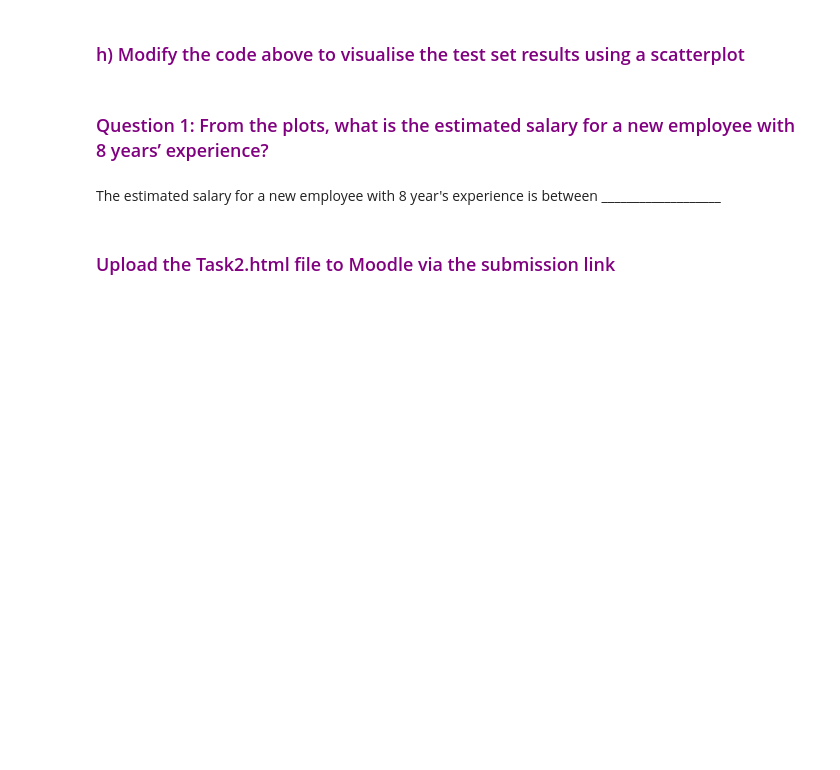
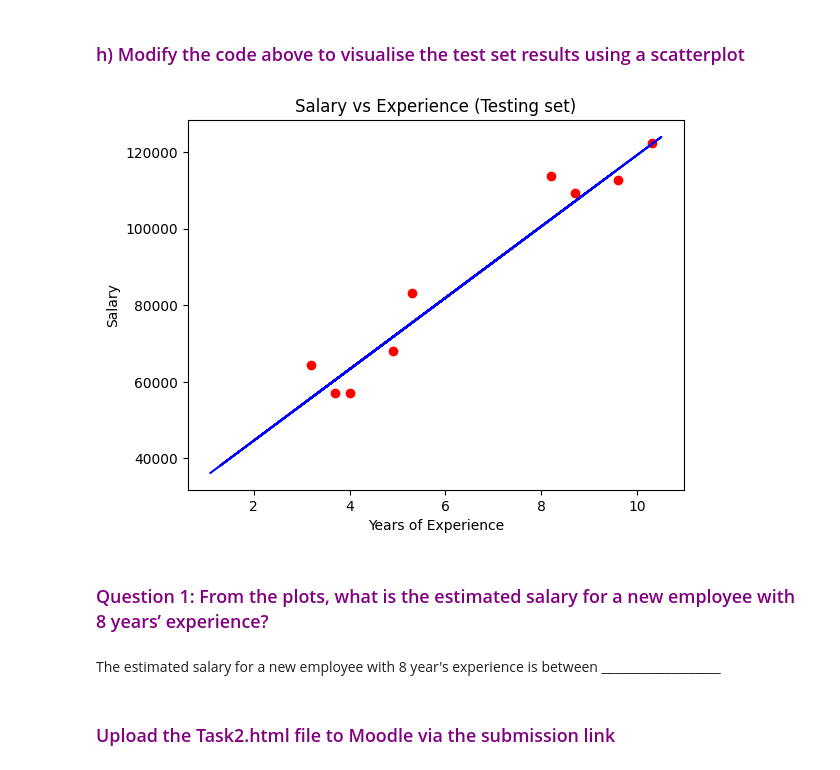
Before and after one commit to uzair011/CN5022-AI, a Jupyter notebook: Task2.ipynb, the cells around one changed output. Drawn from its saved outputs; the diff is of its cells as text; code cells hidden in the pictures; blank space fills up the shorter version.

```diff
--- a/Task2.ipynb
+++ b/Task2.ipynb
@@ -194,3 +213,16 @@ plt.show()
+# %%
+# Visualising the Test set results using scatterplot
+# put your code here
+
+
+plt.scatter(X_test, y_test, color = 'red')
+plt.plot(X_train, model_0.predict(X_train), color = 'blue')
+plt.title('Salary vs Experience (Testing set)')
+plt.xlabel('Years of Experience')
+plt.ylabel('Salary')
+plt.show()
+# %% [output]
+[figure, added]
 # %% [markdown]
 ### <span style="color:purple"> Question 1: From the plots, what is the estimated salary for a new employee with 8 years’ experience? <span>
 # %% [markdown]
```
Also changed, not shown: parts of 6 cells of this notebook.
